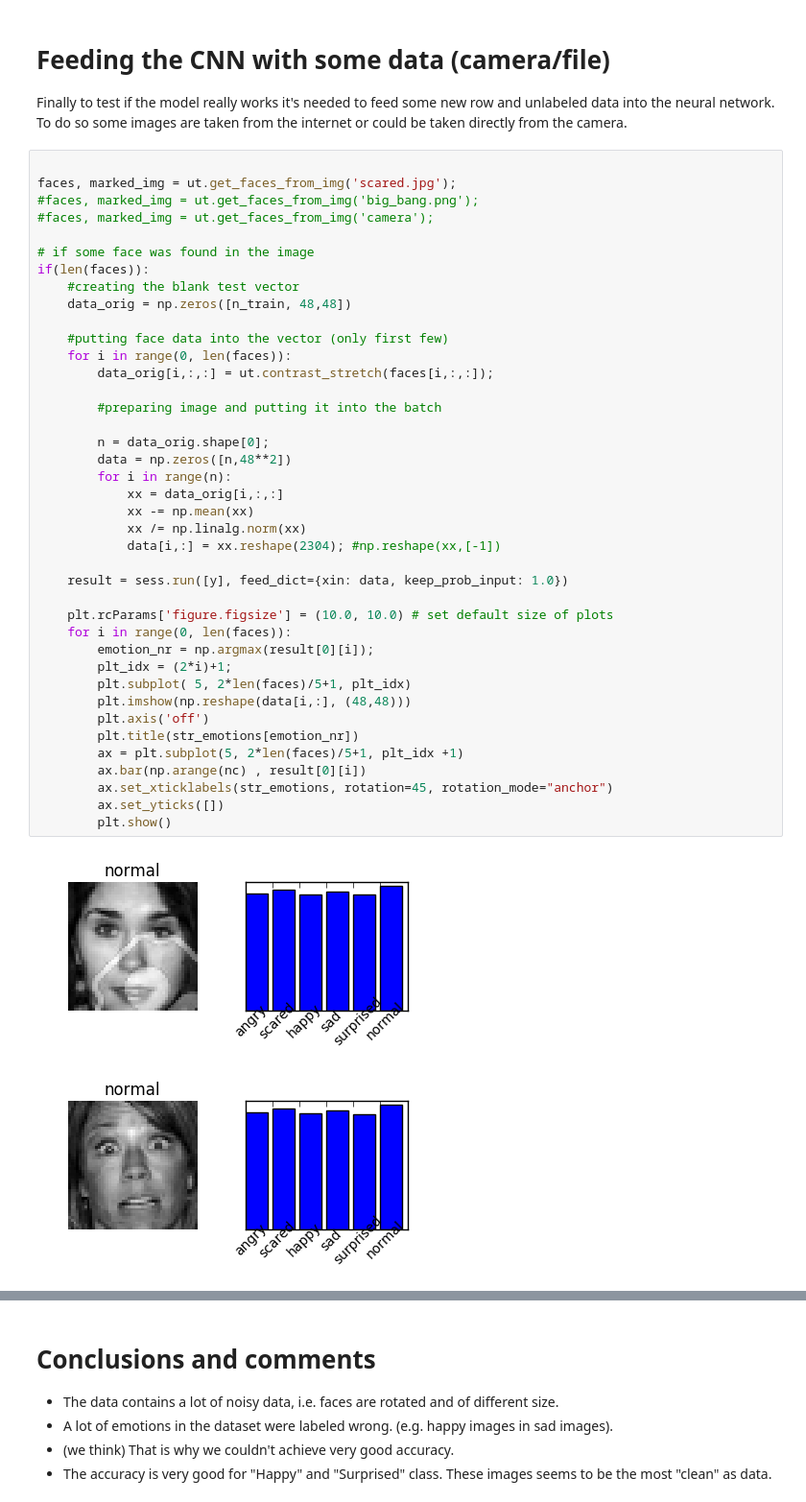
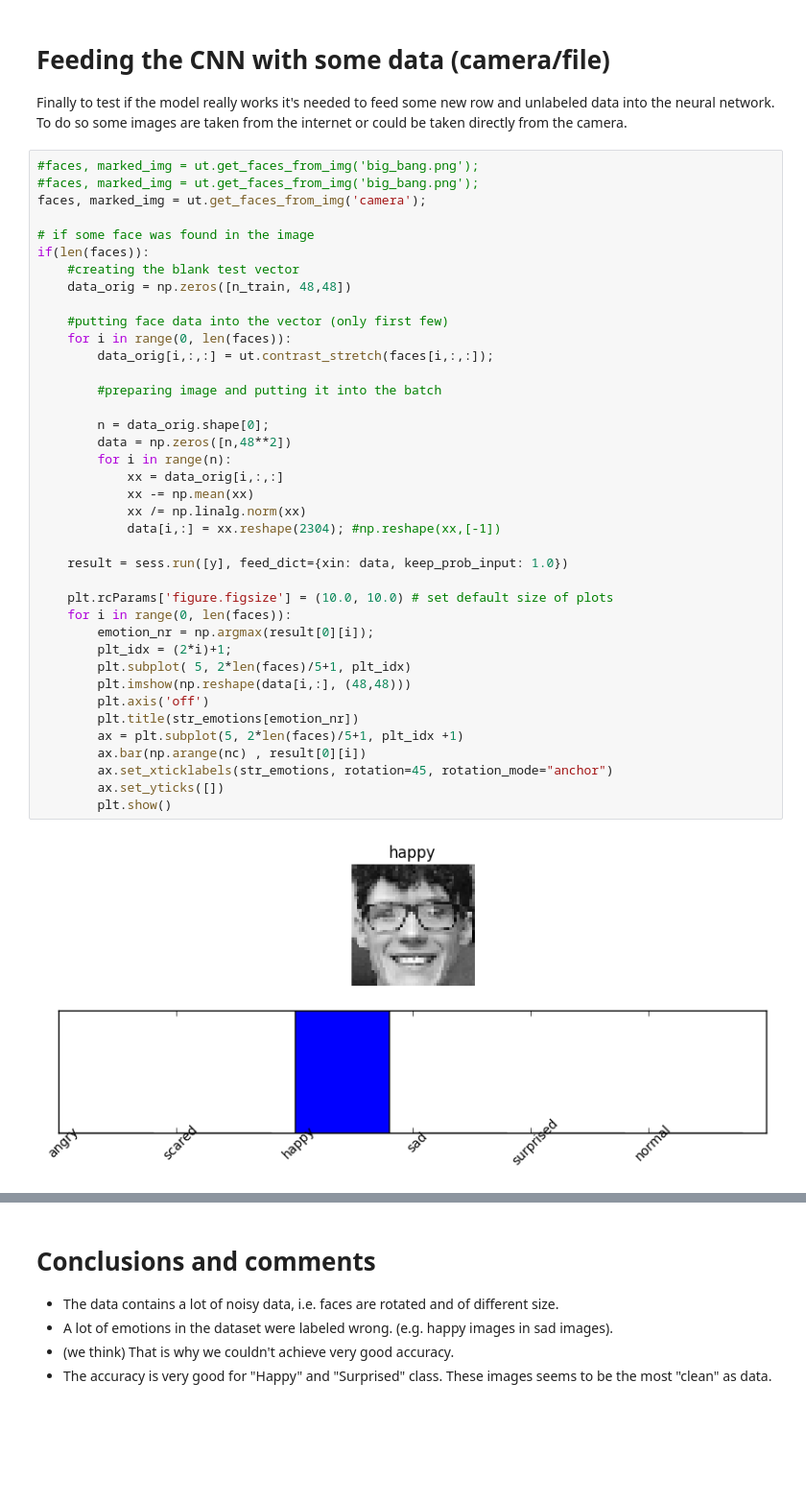
Before and after one commit to patryk-oleniuk/emotion_recognition, a Jupyter notebook: main_emotion_recognition_Patryk.ipynb, the cells around one changed output, grey strips where cells are left out. Shown at 96% size. Drawn from its saved outputs; the diff is of its cells as text; blank space fills up the shorter version.

```diff
--- a/main_emotion_recognition_Patryk.ipynb
+++ b/main_emotion_recognition_Patryk.ipynb
@@ -722,10 +749,9 @@ accuracy normal          0.2465753424657534
 Finally to test if the model really works it's needed to feed some new row and unlabeled data into the neural network.
 To do so some images are taken from the internet or could be taken directly from the camera.
 # %%
-
-faces, marked_img = ut.get_faces_from_img('scared.jpg');
 #faces, marked_img = ut.get_faces_from_img('big_bang.png');
-#faces, marked_img = ut.get_faces_from_img('camera');
+#faces, marked_img = ut.get_faces_from_img('big_bang.png');
+faces, marked_img = ut.get_faces_from_img('camera');
 
 # if some face was found in the image
 if(len(faces)):
@@ -735,32 +761,31 @@ if(len(faces)):
     #putting face data into the vector (only first few)
     for i in range(0, len(faces)):
         data_orig[i,:,:] = ut.contrast_stretch(faces[i,:,:]);
 
         #preparing image and putting it into the batch
 
         n = data_orig.shape[0];
         data = np.zeros([n,48**2])
         for i in range(n):
             xx = data_orig[i,:,:]
             xx -= np.mean(xx)
             xx /= np.linalg.norm(xx)
             data[i,:] = xx.reshape(2304); #np.reshape(xx,[-1])
 
     result = sess.run([y], feed_dict={xin: data, keep_prob_input: 1.0})
 
     plt.rcParams['figure.figsize'] = (10.0, 10.0) # set default size of plots
     for i in range(0, len(faces)):
         emotion_nr = np.argmax(result[0][i]);
         plt_idx = (2*i)+1;
         plt.subplot( 5, 2*len(faces)/5+1, plt_idx)
         plt.imshow(np.reshape(data[i,:], (48,48)))
         plt.axis('off')
         plt.title(str_emotions[emotion_nr])
         ax = plt.subplot(5, 2*len(faces)/5+1, plt_idx +1)
         ax.bar(np.arange(nc) , result[0][i])
         ax.set_xticklabels(str_emotions, rotation=45, rotation_mode="anchor")
         ax.set_yticks([])
         plt.show()
 # %% [output]
-[figure, old version]
+[figure, new version]
-[figure, removed]
```
Also changed, not shown: parts of 5 cells of this notebook, 3 other files.
